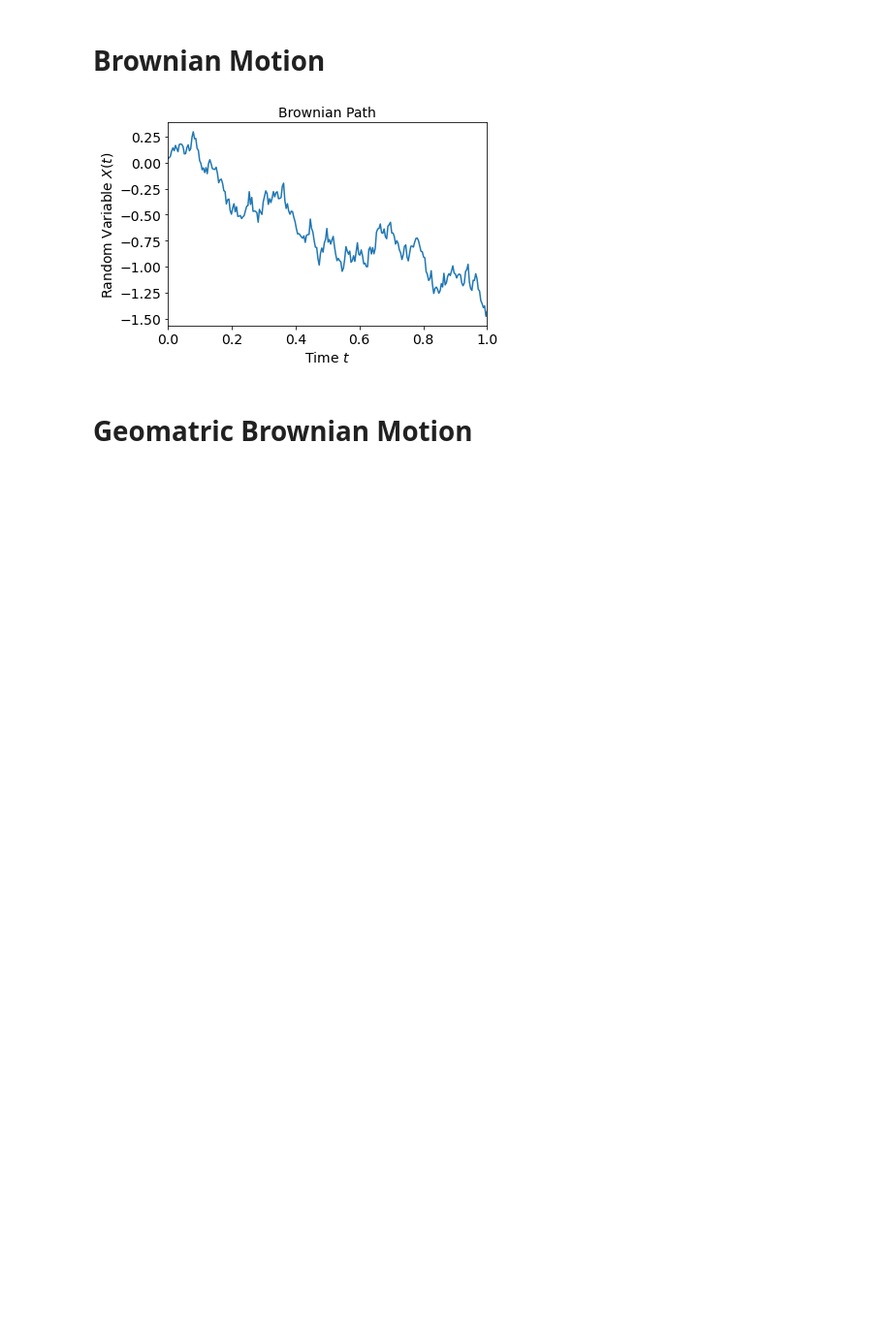
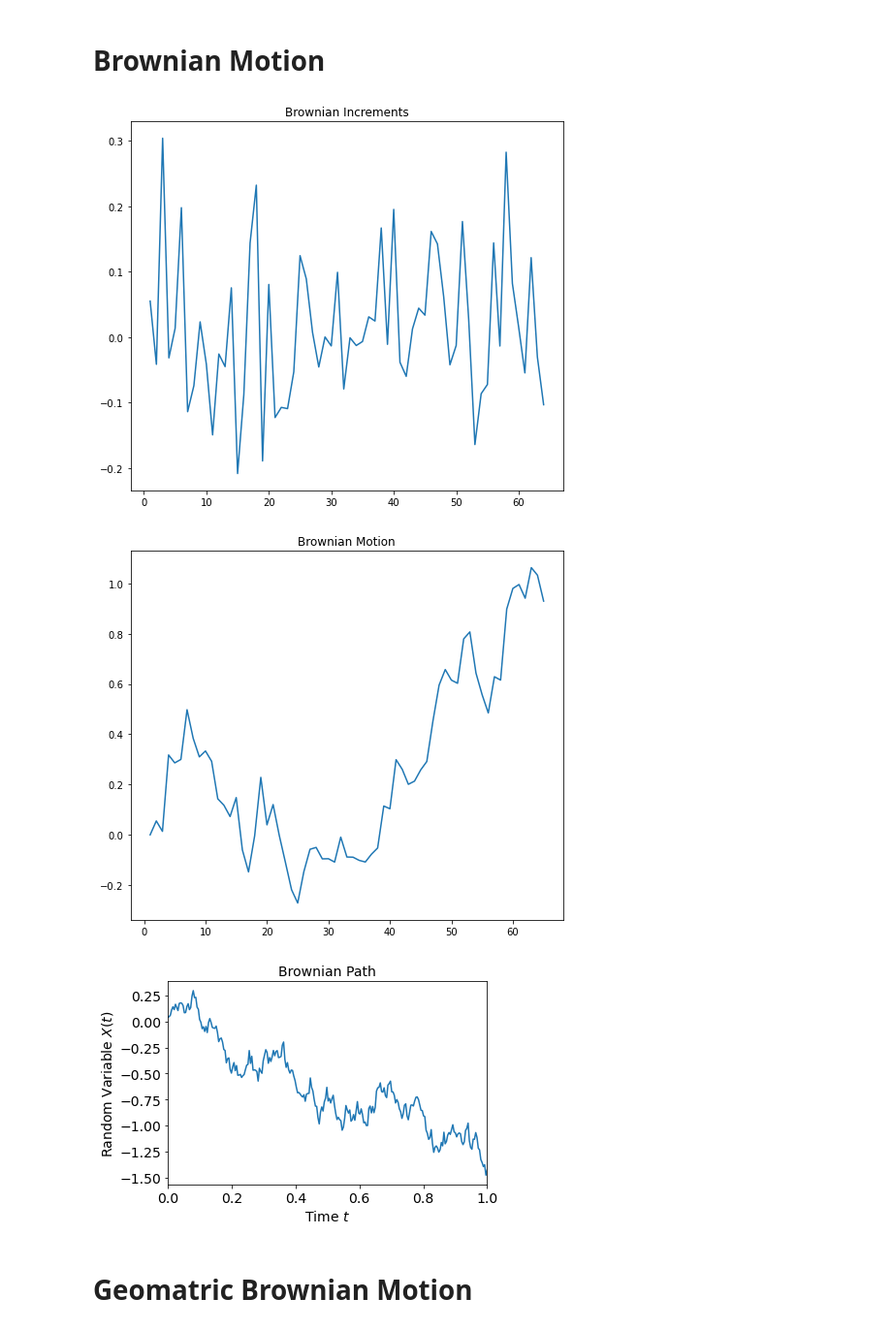
Before and after one commit to HaoMenghang/Final-Year-Individual-Project, a Jupyter notebook: Individual Project.ipynb, the cells around one changed output. Shown at 97% size. Saved outputs shown, nothing was run; the diff lists cells and outputs as text; code cells hidden in the pictures; blank space fills up the shorter version.

Commit message:
brownian motion

```diff
--- a/Individual Project.ipynb
+++ b/Individual Project.ipynb
@@ -19,3 +8,38 @@ def Brownian_Motion(N,T):
+# %%
+seed = 5
+N_BM  = 2.**6     # increments
+
+def Brownian(seed, N):
+
+    np.random.seed(seed)
+    dt = 1./N                                    # time step
+    b = np.random.normal(0., 1., int(N))*np.sqrt(dt)  # brownian increments
+    W = np.cumsum(b)                             # brownian path
+    return W, b
+
+
+# brownian increments
+b = Brownian(seed, N_BM)[1]
+
+# brownian motion
+W = Brownian(seed, N_BM)[0]
+W = np.insert(W, 0, 0.)
+
+# brownian increments
+plt.figure(figsize=(8,7))
+xb = np.linspace(1, len(b), len(b))
+plt.plot(xb, b)
+plt.title('Brownian Increments')
+plt.savefig('Brownian_Increments.png')
+# brownian motion
+plt.figure(figsize=(8,7))
+xw = np.linspace(1, len(W), len(W))
+plt.plot(xw, W)
+plt.title('Brownian Motion')
+plt.savefig('Brownian_Motion.png')
+# %% [output]
+[figure, added]
+[figure, added]
 # %%
 #plot the graph
 X_BM = Brownian_Motion(252,1)
```
Also changed, not shown: parts of 1 cell of this notebook, 2 other files.
